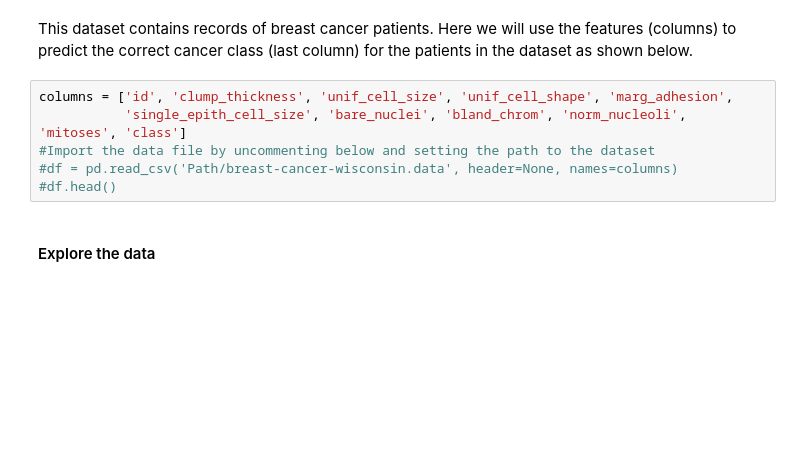
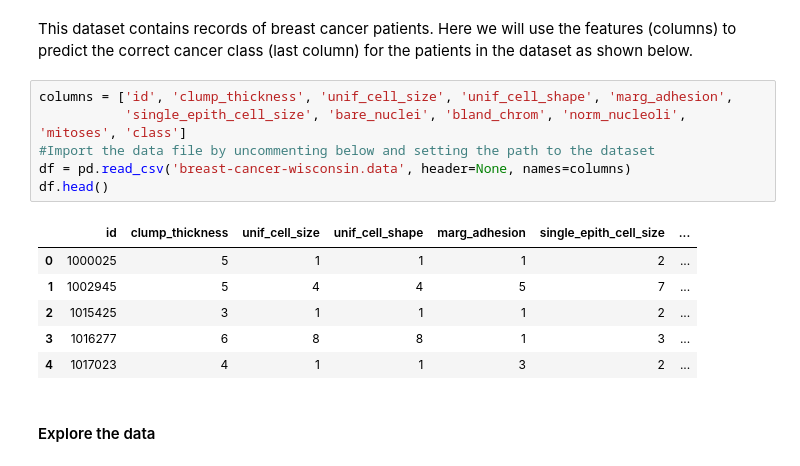
Before and after one commit to Humbll/MVE137, a Jupyter notebook: Project/Project.ipynb, the cells around one changed output. Drawn from its saved outputs; the diff is of its cells as text; blank space fills up the shorter version.

```diff
--- a/Project/Project.ipynb
+++ b/Project/Project.ipynb
@@ -140,9 +140,16 @@ This dataset contains records of breast cancer patients. Here we will use the fe
 # %%
 columns = ['id', 'clump_thickness', 'unif_cell_size', 'unif_cell_shape', 'marg_adhesion',
            'single_epith_cell_size', 'bare_nuclei', 'bland_chrom', 'norm_nucleoli', 'mitoses', 'class']
 #Import the data file by uncommenting below and setting the path to the dataset
-#df = pd.read_csv('Path/breast-cancer-wisconsin.data', header=None, names=columns)
-#df.head()
+df = pd.read_csv('breast-cancer-wisconsin.data', header=None, names=columns)
+df.head()
+# %% [output]
+|  | id | clump_thickness | unif_cell_size | unif_cell_shape | marg_adhesion | single_epith_cell_size | ... |
+| 0 | 1000025 | 5 | 1 | 1 | 1 | 2 | ... |
+| 1 | 1002945 | 5 | 4 | 4 | 5 | 7 | ... |
+| 2 | 1015425 | 3 | 1 | 1 | 1 | 2 | ... |
+| 3 | 1016277 | 6 | 8 | 8 | 1 | 3 | ... |
+| 4 | 1017023 | 4 | 1 | 1 | 3 | 2 | ... |
 # %% [markdown]
 #### Explore the data
 # %% [markdown]
```
Also changed, not shown: parts of 9 cells of this notebook, 2 other files.
